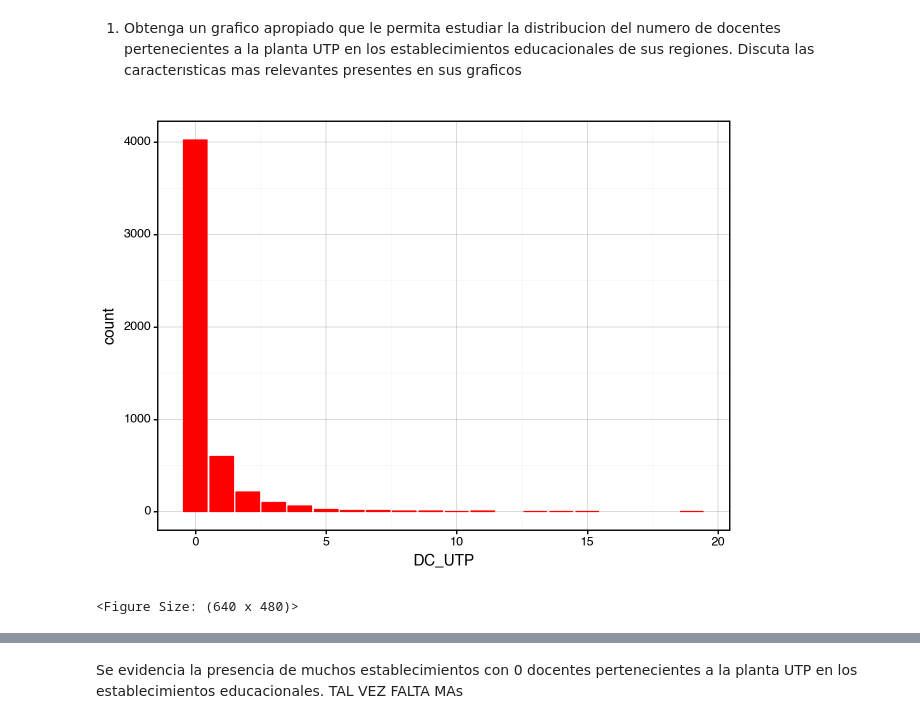
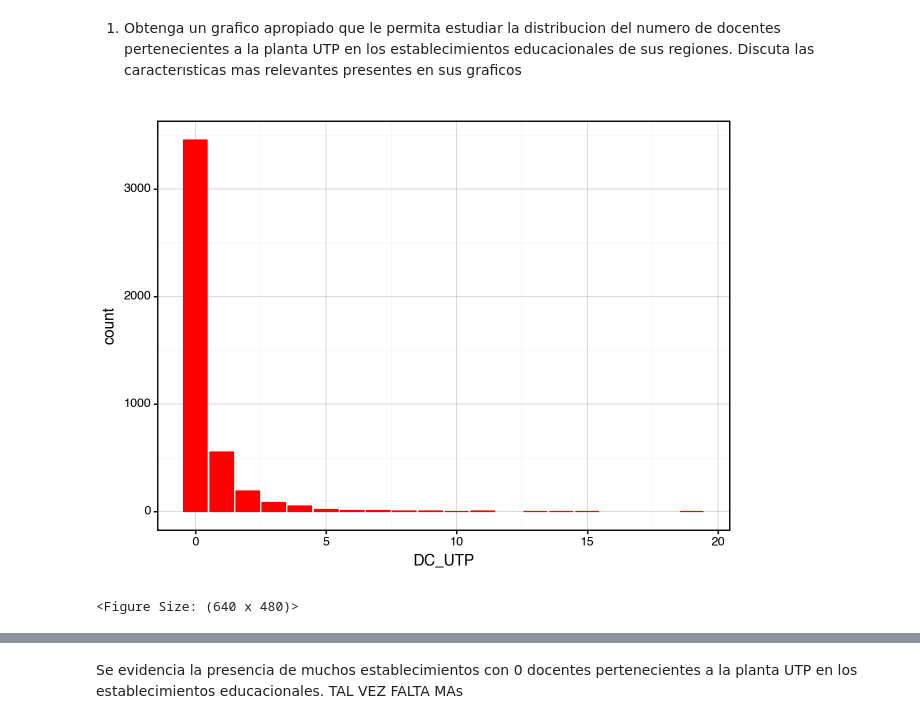
Before and after one commit to Dxeg0o/proyecto_cdd_2, a Jupyter notebook: proyecto.ipynb, the cells around one changed output, grey strips where cells are left out. Cells and saved outputs as stored; diff of their text form; code cells hidden in the pictures.

```diff
--- a/proyecto.ipynb
+++ b/proyecto.ipynb
@@ -94,3 +94,6 @@ df_regiones
 | 16649 | 2023 | 42184 | 7 | SALA CUNA Y JARDIN INFANTIL EL BO... | 13 | RM | 131 | 13114 | LAS CONDES | ... |
 | 16653 | 2023 | 42192 | 8 | JARDIN INFANTIL GARDEN KIDS | 13 | RM | 131 | 13113 | LA REINA | ... |
 5062 rows × 47 columns
+# %%
+df_stgo= df[(df['NOM_REG_RBD_A'] == 'RM')]
+df_stgo
@@ -247,12 +281,11 @@ el paıs.
 la planta UTP en los establecimientos educacionales de sus regiones. Discuta las caracterısticas mas relevantes
 presentes en sus graficos
 # %%
-#1
-(ggplot(df_regiones)+
+(ggplot(df_stgo)+
  aes(x="DC_UTP")+
  geom_bar(color="red",fill="red")+
  theme_linedraw()
 )
 # %% [output]
-[figure, old version]
+[figure, new version]
 <Figure Size: (640 x 480)>
```
Also changed, not shown: parts of 3 cells of this notebook.
